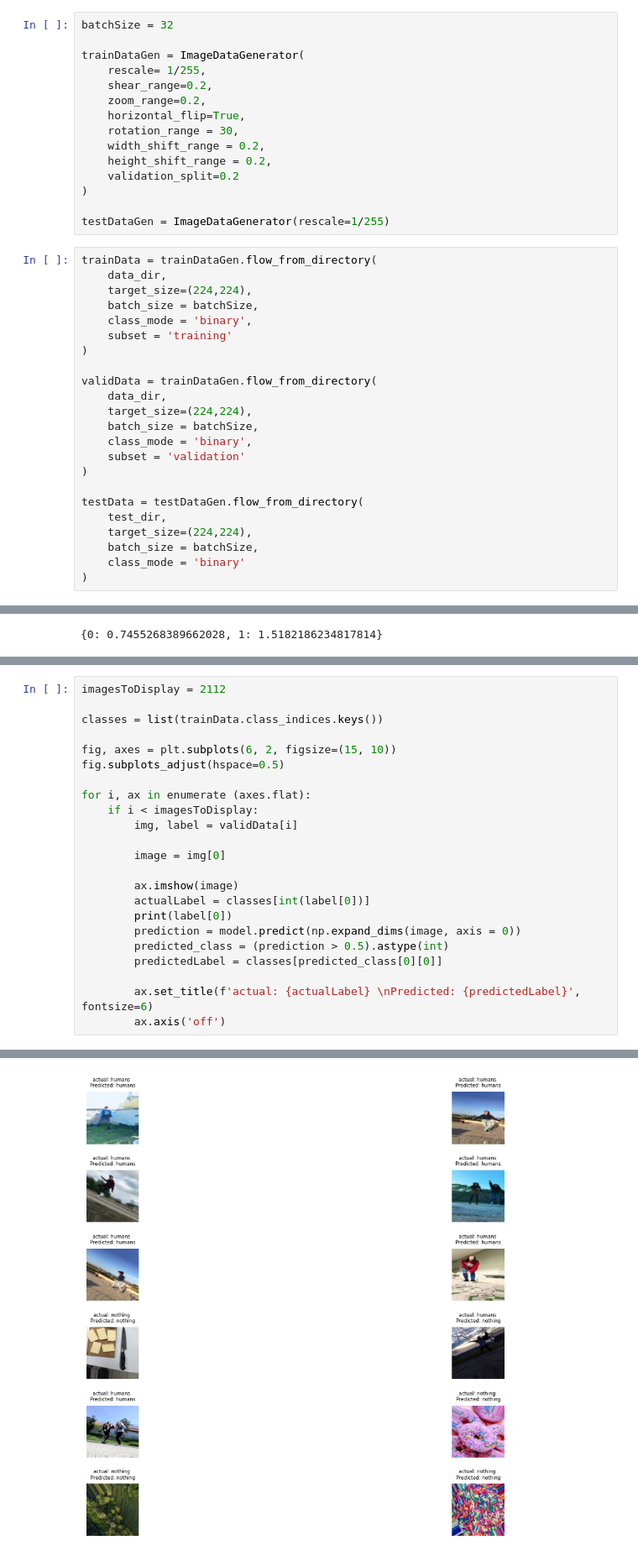
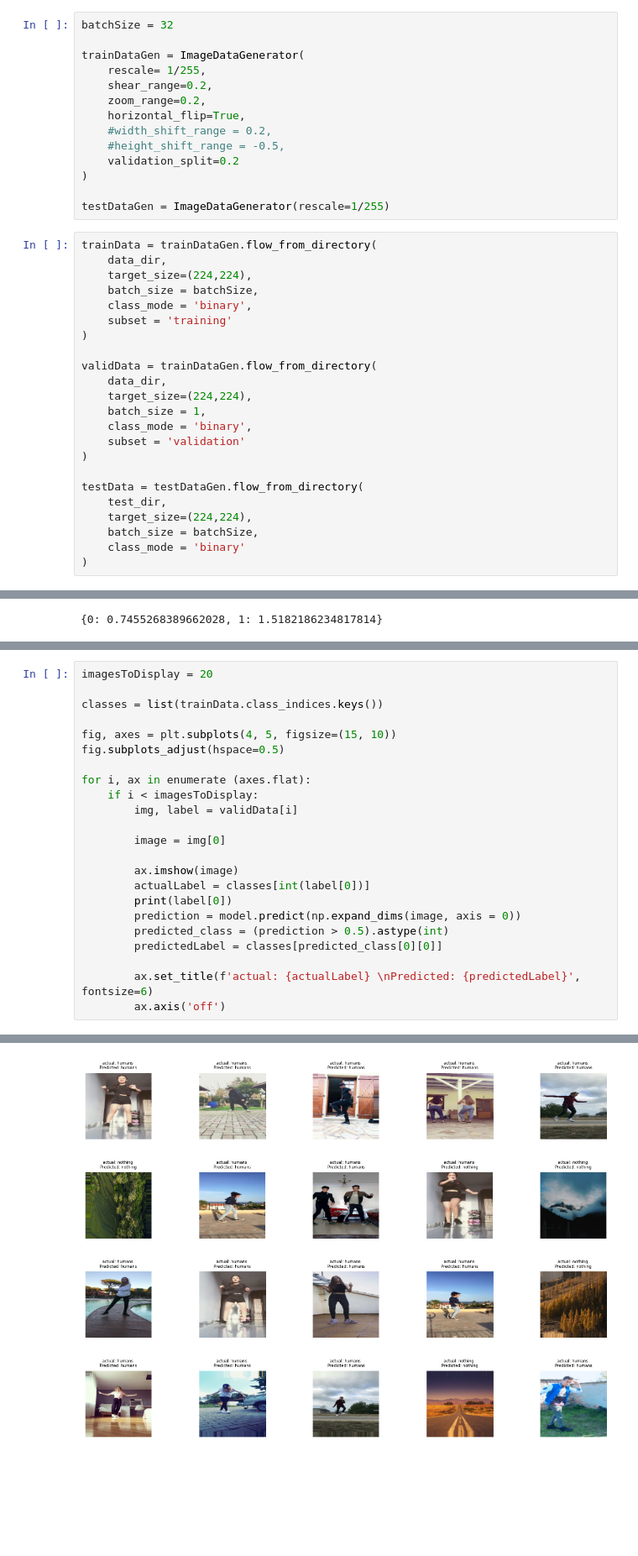
Before and after one commit to aahFancyGun/nerfGun, a Jupyter notebook: humanFindingModel.ipynb, the cells around one changed output, grey strips where cells are left out. Shown at 84% size. Saved outputs shown, nothing was run; the diff lists cells and outputs as text; blank space fills up the shorter version.

```diff
--- a/humanFindingModel.ipynb
+++ b/humanFindingModel.ipynb
@@ -42,9 +42,8 @@ trainDataGen = ImageDataGenerator(
     shear_range=0.2,
     zoom_range=0.2,
     horizontal_flip=True,
-    rotation_range = 30,
-    width_shift_range = 0.2,
-    height_shift_range = 0.2,
+    #width_shift_range = 0.2,
+    #height_shift_range = -0.5,
     validation_split=0.2
 )
 
@@ -61,7 +60,7 @@ trainData = trainDataGen.flow_from_directory(
 validData = trainDataGen.flow_from_directory(
     data_dir,
     target_size=(224,224),
-    batch_size = batchSize,
+    batch_size = 1,
     class_mode = 'binary',
     subset = 'validation'
 )
@@ -178,9 +177,9 @@ loss, accuracy = model.evaluate(validData)
 # %%
-imagesToDisplay = 2112
+imagesToDisplay = 20
 
 classes = list(trainData.class_indices.keys())
 
-fig, axes = plt.subplots(6, 2, figsize=(15, 10))
+fig, axes = plt.subplots(4, 5, figsize=(15, 10))
 fig.subplots_adjust(hspace=0.5)
 
 for i, ax in enumerate (axes.flat):
@@ -219,4 +218,4 @@ for i, ax in enumerate (axes.flat):
-[figure, old version]
+[figure, new version]
 # %%
 import matplotlib.pyplot as plt
 
```
Also changed, not shown: parts of 7 cells of this notebook, 1 other file.
